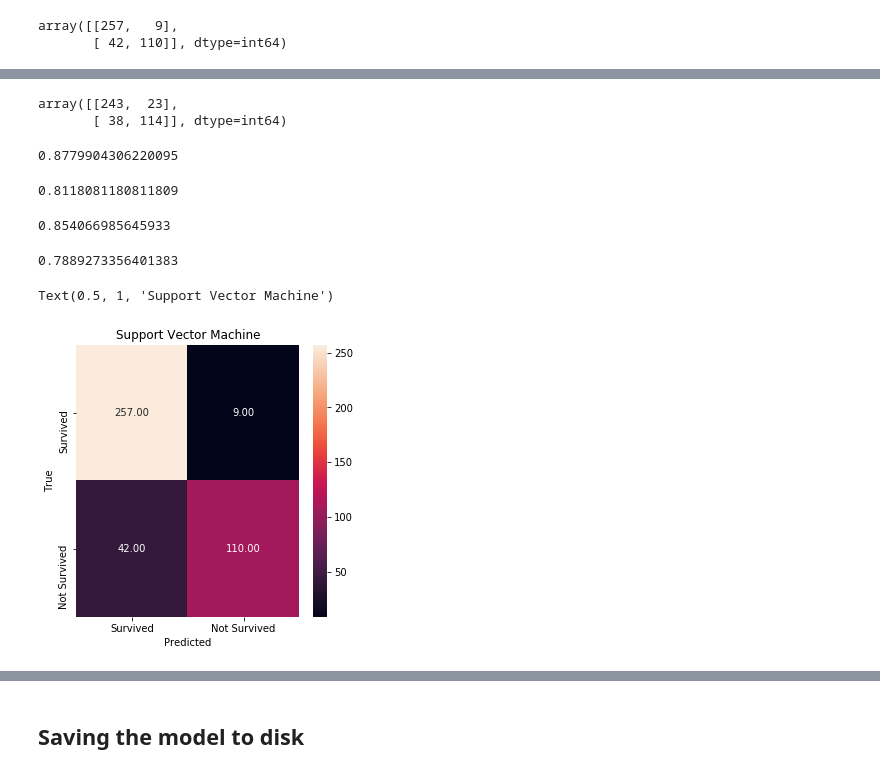
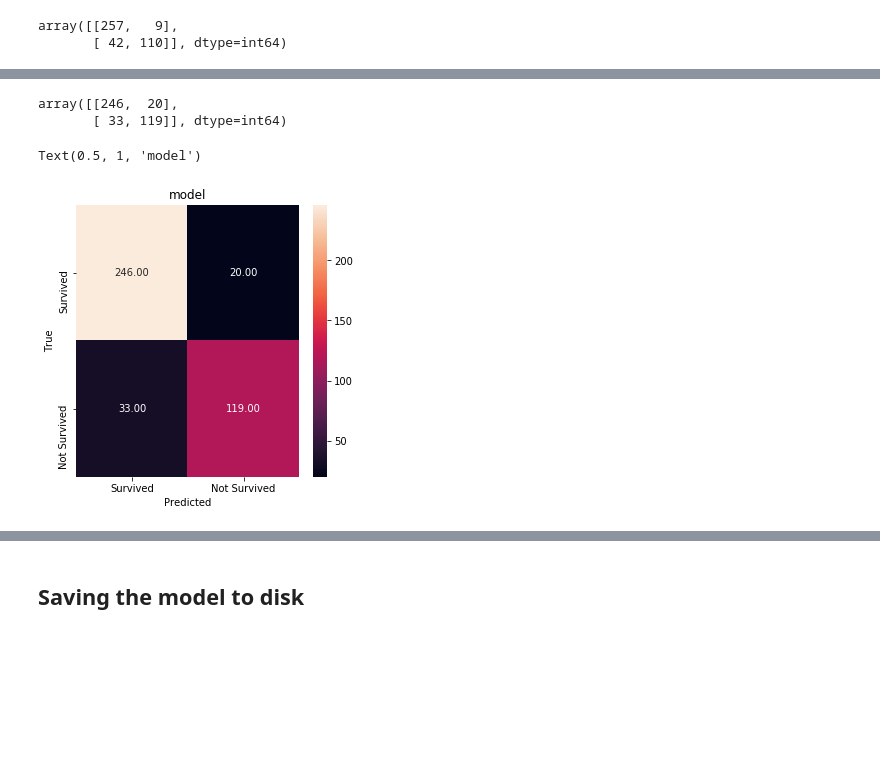
Before and after one commit to ksp2000/titanic_death_prediction, a Jupyter notebook: titanic.ipynb, the cells around one changed output, grey strips where cells are left out. Cells and saved outputs as stored; diff of their text form; code cells hidden in the pictures; blank space fills up the shorter version.

```diff
--- a/titanic.ipynb
+++ b/titanic.ipynb
@@ -972,0 +926,7 @@ array([0, 0, 0, 0, 1, 0, 0, 0, 1, 0, 0, 0, 1, 0, 1, 1, 0, 0, 0, 0, 0, 0,
+# %%
+# Using Logistic regression,Random Forest,Decision Tree,Support Vector Machine
+from statistics import mode
+prediction = np.array([])
+for i in range(len(X_test)):
+    prediction = np.append(prediction,mode([prediction_log[i],prediction_rfm[i],prediction_knnmodel[i]
+                                            ,prediction_dtree_model[i],prediction_svm[i]]))
@@ -973,3 +971,9 @@ array([0, 0, 0, 0, 1, 0, 0, 0, 1, 0, 0, 0, 1, 0, 1, 1, 0, 0, 0, 0, 0, 0,
+# %%
+final_prediction_log = logreg.predict(test)
+final_prediction_rfm = rfm.predict(test)
+final_prediction_knn = knnmodel.predict(test)
+final_prediction_dtree = dtree_model.predict(test)
+final_prediction_svm = svm.predict(test)
 # %%
 real = pd.read_csv('gender_submission.csv')
 real.head()
@@ -986,3 +1014,9 @@ cm_svm
 # %% [output]
 array([[257,   9],
        [ 42, 110]], dtype=int64)
+# %%
+final_prediction = np.array([])
+for i in range(len(real)):
+    final_prediction = np.append(final_prediction,mode([final_prediction_log[i],final_prediction_rfm[i],
+                                                        final_prediction_knn[i],final_prediction_dtree[i],
+                                                        final_prediction_svm[i]]))
@@ -989,35 +1044,15 @@ array([[257,   9],
 # %%
-cm_rfm = confusion_matrix(real['Survived'],final_prediction_rfm)
-cm_rfm
+cm = confusion_matrix(real['Survived'],final_prediction)
+cm
 # %% [output]
-array([[243,  23],
-       [ 38, 114]], dtype=int64)
+array([[246,  20],
+       [ 33, 119]], dtype=int64)
-# %%
-acc_svm = accuracy_score(real['Survived'],final_prediction_svm)
-acc_svm
-# %% [output]
-0.8779904306220095
-# %%
-f1_svm = f1_score(real['Survived'],final_prediction_svm)
-f1_svm
-# %% [output]
-0.8118081180811809
-# %%
-acc_rfm = accuracy_score(real['Survived'],final_prediction_rfm)
-acc_rfm
-# %% [output]
-0.854066985645933
-# %%
-f1_rfm = f1_score(real['Survived'],final_prediction_rfm)
-f1_rfm
-# %% [output]
-0.7889273356401383
 # %%
 fig,ax = plt.subplots(figsize=(5,5))
-sns.heatmap(cm_svm, annot=True, fmt='.2f',xticklabels = ["Survived", "Not Survived"] , yticklabels = ["Survived", "Not Survived"],ax=ax)
+sns.heatmap(cm, annot=True, fmt='.2f',xticklabels = ["Survived", "Not Survived"] , yticklabels = ["Survived", "Not Survived"],ax=ax)
 plt.ylabel('True')
 plt.xlabel('Predicted')
-plt.title('Support Vector Machine')
+plt.title('model')
 # %% [output]
-Text(0.5, 1, 'Support Vector Machine')
+Text(0.5, 1, 'model')
-[figure, old version]
+[figure, new version]
```
Also changed, not shown: parts of 18 cells of this notebook.
